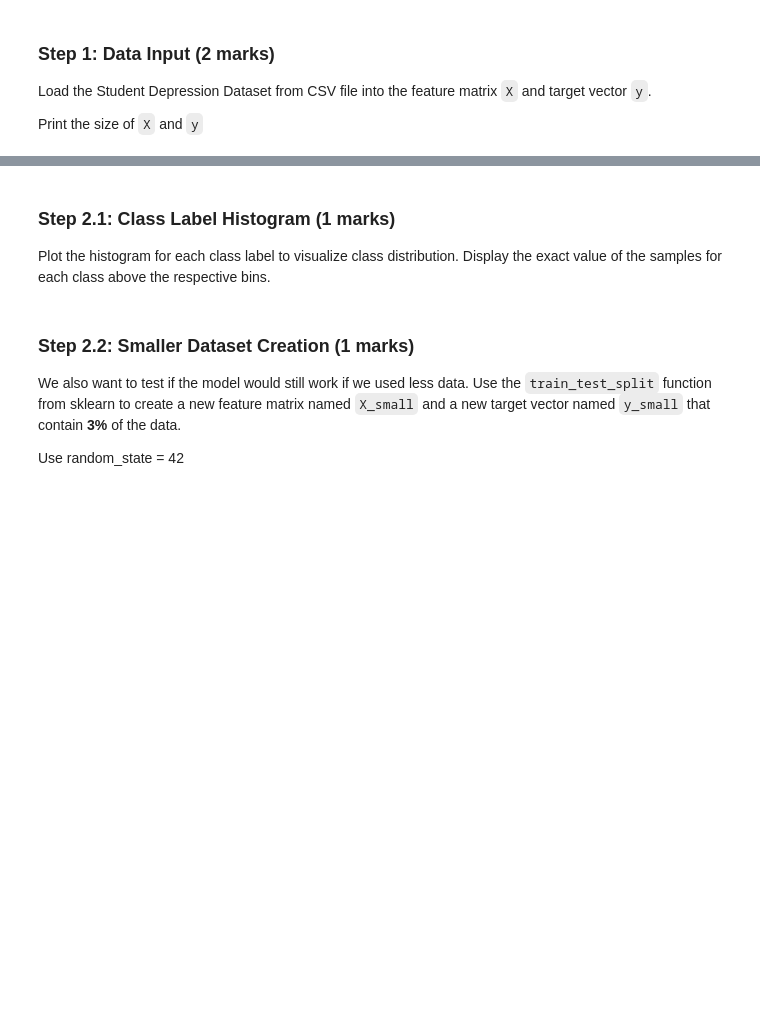
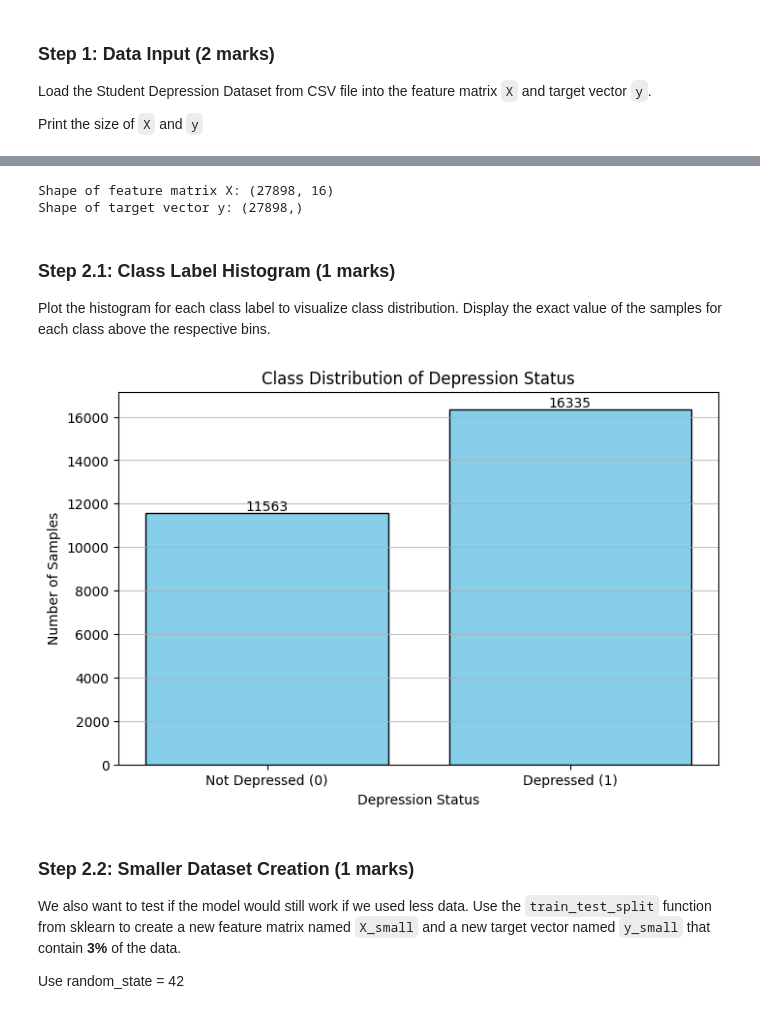
Before and after one commit to prabjotsanghera/ENGG680_2025_Fall, a Jupyter notebook: Lab_Assignment2/Assignment2_Upload.ipynb, the cells around one changed output, grey strips where cells are left out. Saved outputs shown, nothing was run; the diff lists cells and outputs as text; code cells hidden in the pictures; blank space fills up the shorter version.

```diff
--- a/Lab_Assignment2/Assignment2_Upload.ipynb
+++ b/Lab_Assignment2/Assignment2_Upload.ipynb
@@ -811,16 +806,20 @@ Load the Student Depression Dataset from CSV file into the feature matrix `X` an
 Print the size of `X` and `y`
 # %%
 # Load the Student Depression Dataset
-data = pd.read_csv('')
+data = pd.read_csv('Student Depression Dataset.csv')
 
 # Basic data preprocessing
-data.drop(   )  # Remove irrelevant ID column
-data.dropna(   )  # Remove rows with missing values
-data.drop_duplicates(   )  # Remove duplicate rows
+data.drop(columns=['id'], inplace=True)  # Remove irrelevant ID column
+data.dropna(inplace=True)  # Remove rows with missing values
+data.drop_duplicates(inplace=True)  # Remove duplicate rows
 
 # Remove 'Other' category entries as they provide no useful information (1 marks)
-# your code here
+# Assuming 'Other' is a category in the 'Profession' column, which is a common scenario.
+if 'Profession' in data.columns:
+    data = data[data['Profession'] != 'Other']
 
 
 # Print the shape of the dataset after preprocessing and display the first 5 rows using head()
-# your code here
+print("Shape of dataset after preprocessing:", data.shape)
+print("First 5 rows of dataset after preprocessing:")
+print(data.head())
@@ -838,11 +855,16 @@ for col in categorical_columns:
         data[col] = labelencoder.fit_transform(data[col])
 
 # Prepare feature matrix X and target vector y (1 marks)
-y =  # Target vector
-X =  # Feature matrix
+y = data['Depression']  # Target vector
+X = data.drop('Depression', axis=1)  # Feature matrix
 
 # Display sizes of X and y
 # your code here
+print("Shape of feature matrix X:", X.shape)
+print("Shape of target vector y:", y.shape)
+# %% [output]
+Shape of feature matrix X: (27898, 16)
+Shape of target vector y: (27898,)
 # %% [markdown]
 ### Step 2.1: Class Label Histogram (1 marks)
 
@@ -860,3 +872,22 @@ plt.show()
+# %%
+# Check the class distribution of y
+plt.figure(figsize=(8, 5))
+n, bins, patches = plt.hist(y, bins=[-0.5, 0.5, 1.5], rwidth=0.8, color='skyblue', edgecolor='black')
+
+# Display exact values for each bin in the histogram
+# hint: Use for loop
+for i in range(len(bins) - 1):
+    plt.text(bins[i] + 0.5, n[i] + 0.1, str(int(n[i])), ha='center', va='bottom')
+
+plt.xticks([0, 1], ['Not Depressed (0)', 'Depressed (1)'])
+plt.xlabel('Depression Status')
+plt.ylabel('Number of Samples')
+plt.title('Class Distribution of Depression Status')
+plt.grid(axis='y', alpha=0.75)
+
+plt.show()
+# %% [output]
+[figure, added]
 # %% [markdown]
 ### Step 2.2: Smaller Dataset Creation (1 marks)
 
```
Also changed, not shown: parts of 27 cells of this notebook.
